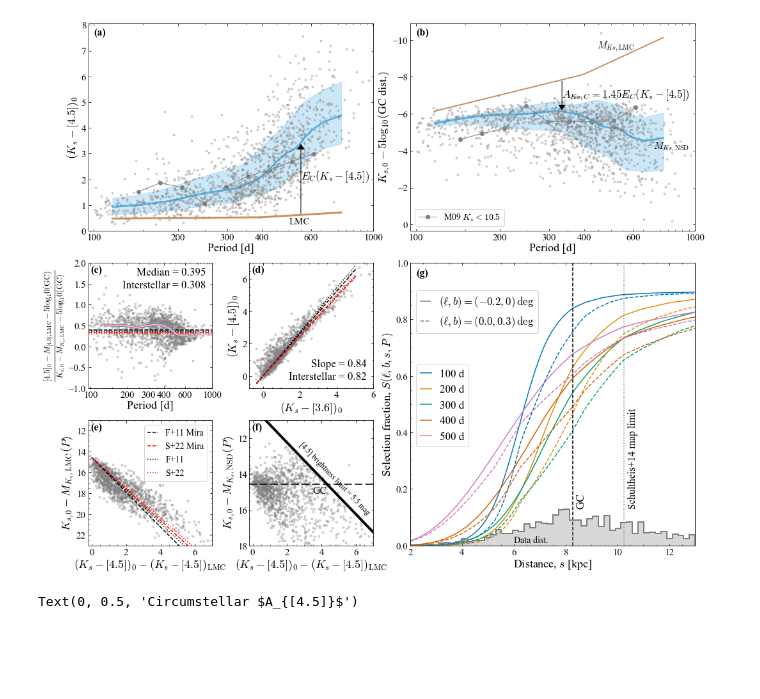
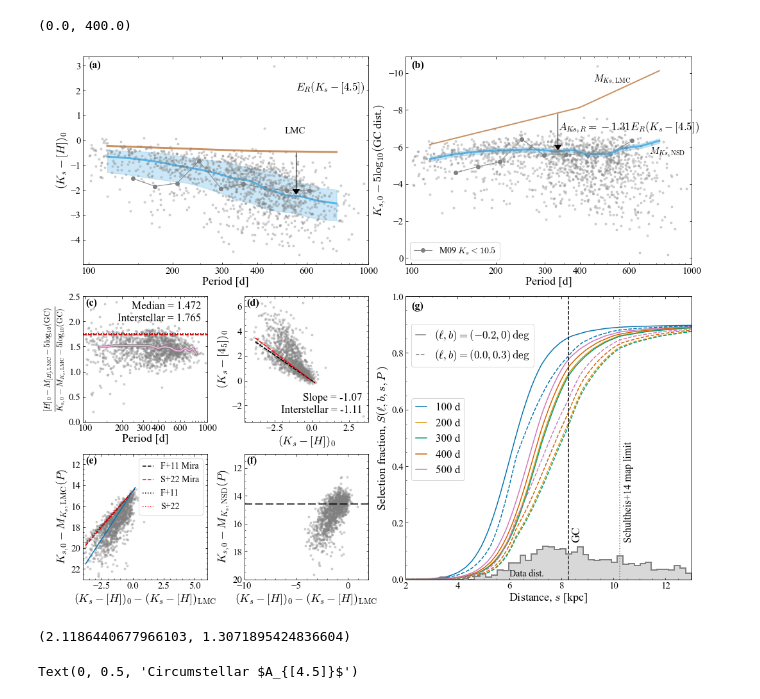
Before and after one commit to jls713/mira_nsd, a Jupyter notebook: selection_function.ipynb, the cells around one changed output. Saved outputs shown, nothing was run; the diff lists cells and outputs as text; code cells hidden in the pictures; blank space fills up the shorter version.

```diff
--- a/selection_function.ipynb
+++ b/selection_function.ipynb
@@ -28,8 +28,9 @@ from astropy.coordinates import SkyCoord
 from astropy import units as u
 c = SkyCoord(ra=mat['_RA']*u.degree, dec=mat['_DE']*u.degree)
 mat['l'] = c.galactic.l.deg
-mat['b'] = c.galactic.l.deg
+mat['b'] = c.galactic.b.deg
 
 data = load_mira_sample(reliable=True, lowb=False)
+data = load_mira_sample(reliable=True, lowb=True)
 
 s3d = schultheis_map_3d()
@@ -41,0 +253,9 @@ plt.plot(ks_c_rm[0], corrected_plr)
+# %%
+SF = selection_function(plr=plr_nsd, width=width_plr_nsd, ext_multiplier=ext_multiplier, high_cut_off=13.)
+ss = np.linspace(2.,20.,100)
+l,b,=-0.,-0.
+[plt.plot(ss, SF.S(l,b,ss,P), label='%.0f d'%P) for P in np.linspace(100.,500.,5)]
+plt.gca().set_prop_cycle(None)
+l,b,=0.,.3
+[plt.plot(ss, SF.S(l,b,ss,P),ls='dashed') for P in np.linspace(100.,500.,5)]
+plt.axvline(8.3,color='k')
@@ -73,7 +840,7 @@ include_correction = True
 
 which = 'S-Rep'
 
-c='4_5'
+c='H'
 c_data = c
 if c=='H':
     c_data = 'H_mean_model'
@@ -114,20 +881,20 @@ elif c=='3_6':
 RMM=running_median(data['period'],data[comparison]-data[c_data],nbins=15,equal_counts=True)
 multiepoch_scatter = interp1d(RMM[0],gaussian_filter1d(.5*(RMM[3]-RMM[2]),2.,mode='nearest'),fill_value='extrapolate',bounds_error=False)
 
-ext_multiplier = 1. # arbitrary extinction multiplier
+ext_multiplier = 1.0 # arbitrary extinction multiplier
 dist_assumed = 8.275 # assumed distance to the Galactic centre
 with_ext = True # whether to include extinction in the model
-c_i_ratio = 1.0
+c_i_ratio = 1.4
 
-ext_ks = HKcoeff*with_ext*s3d.query(data['l'].values,data['b'].values, np.ones(len(data))*dist_assumed)
-ext_ks_spread = HKcoeff*with_ext*s3d.query_spread(data['l'].values,data['b'].values, np.ones(len(data))*dist_assumed)
+ext_ks = ext_multiplier*HKcoeff*with_ext*ext_map_use.query(data['l'].values,data['b'].values, np.ones(len(data))*dist_assumed)
+ext_ks_spread = ext_multiplier*HKcoeff*with_ext*ext_map_use.query_spread(data['l'].values,data['b'].values, np.ones(len(data))*dist_assumed)
 ext_ks_c = ext_ks/extC
 
 nbins=30
 min_dist, max_dist = 8.275-2.0, 8.275+2.0 # distance range to consider for extinction scatter
 ext_width_ks_c = np.hypot(ext_ks_spread,
-                     .5*(HKcoeff*with_ext*s3d.query(data['l'].values,data['b'].values,np.ones(len(data))*max_dist)-
-                         HKcoeff*with_ext*s3d.query(data['l'].values,data['b'].values,np.ones(len(data))*min_dist)))/extC
+                     .5*(ext_multiplier*HKcoeff*with_ext*ext_map_use.query(data['l'].values,data['b'].values,np.ones(len(data))*max_dist)-
+                         ext_multiplier*HKcoeff*with_ext*ext_map_use.query(data['l'].values,data['b'].values,np.ones(len(data))*min_dist)))/extC
 rext_width_ks_c = running_median(data['period'], ext_width_ks_c, equal_counts=True,nbins=nbins)
 
 ks_c_rm=running_median(data['period'], (data['Ks_mean_model']-data[c_data]) - ext_ks_c,
@@ -154,9 +921,9 @@ pd.DataFrame({'period':ks_c_rm[0],
               'plr_width':min_fn_spread_sqrt(corrected_plr_width_2)}).to_csv('selection_function.csv',index=False)
 
 if include_correction:
-    SF = selection_function(plr=plr_nsd, width=width_plr_nsd)
+    SF = selection_function(plr=plr_nsd, width=width_plr_nsd, ext_multiplier=ext_multiplier)
 else:
-    SF = selection_function()
+    SF = selection_function(ext_multiplier=ext_multiplier)
 
 ## Plot (Ks-c)_0 vs logP
 ## ---------------------
@@ -177,17 +944,18 @@ plt.annotate('LMC', xy=(2.7,0.2), xycoords='data', fontsize=15, ha='left', va='b
 # Plot Matsunaga+2009 data
 fltr_mat = (mat['Ksmag']<10.5)&(mat['Kamp']>0.4)
 rMat = running_median(np.log10(np.float64(mat['Per'].values))[fltr_mat],
-((mat['Ksmag']-matC)-HKcoeff*with_ext*s3d.query(mat['l'].values,mat['b'].values,np.ones(len(mat))*dist_assumed)/extC)[fltr_mat],nbins=10)
+((mat['Ksmag']-matC)-ext_multiplier*HKcoeff*with_ext*ext_map_use.query(mat['l'].values,mat['b'].values,np.ones(len(mat))*dist_assumed)/extC)[fltr_mat],nbins=10)
 plt.plot(rMat[0], rMat[1], 'o-', color='gray', lw=1, zorder=-3)
 # Add arrow showing residual
 plt.annotate('', xy=(np.log10(ks_c_rm[0])[-5],gaussian_filter1d(ks_c_rm[1],gbw,mode='nearest')[-5]), xycoords='data',
              xytext=(np.log10(ks_c_rm[0])[-5],ks_c(ks_c_rm[0],c)[-5]), textcoords='data',
             arrowprops=dict(arrowstyle="-|>, head_width=0.5,head_length=0.7",connectionstyle="arc3",color='k'),zorder=50)
-plt.annotate(r'$E_C(K_s-[4.5])$',xy=(np.log10(ks_c_rm[0])[-5],2.),fontsize=17)
+plt.annotate(r'$E_R(K_s-[4.5])$',xy=(np.log10(ks_c_rm[0])[-5],2.),fontsize=17)
 # Formatting
 cs = c.replace('_','.')
 plt.ylabel(rf'$(K_s - [{cs}])_0$')
-plt.ylim(0.,)
+if c=='4_5':
+    plt.ylim(0.,)
 format_period_axis(with_secondary_axis=False)
 
 # Plot Ks0 vs logP
@@ -213,7 +981,7 @@ plt.annotate('', xy=(np.log10(ks_c_rm[0])[-18],corrected_plr[-18]),
              xycoords='data',
              xytext=(np.log10(ks_c_rm[0])[-18],plr(ks_c_rm[0])[-18]), textcoords='data',
             arrowprops=dict(arrowstyle="-|>, head_width=0.5,head_length=0.7",connectionstyle="arc3",color='k'),zorder=30)
-plt.annotate(r'$A_{Ks,C}=%0.2fE_C(K_s-[4.5])$'%extC,xy=(np.log10(ks_c_rm[0])[-18],-6.9),fontsize=17)
+plt.annotate(r'$A_{Ks,R}=%0.2fE_R(K_s-[4.5])$'%extC,xy=(np.log10(ks_c_rm[0])[-18],-6.9),fontsize=17)
 # data
 plt.plot(np.log10(data['period']), data['Ks_mean_model']-ext_ks-5*np.log10(dist_assumed*100.),
          '.',alpha=0.3,color='gray',zorder=10,rasterized=True)
@@ -241,20 +1009,21 @@ plt.annotate(f'Median = {np.nanmedian(rr_ratio[1]):.3f}',(0.95,0.9),xycoords='ax
 plt.annotate(f'Interstellar = {-(1./extC-1):.3f}',(0.95,0.8),xycoords='axes fraction',fontsize=17,ha='right')
 plt.plot(np.log10(rr_ratio[0]),rr_ratio[1],color='gray',lw=4,zorder=29)
 plt.plot(np.log10(rr_ratio[0]),rr_ratio[1],color=sns.color_palette('colorblind')[6],lw=2,zorder=30)
-plt.ylim(-1.,2.)
+plt.ylim(0.,2.5)
 plt.axhline((1-1./extC_F_model),color='k',ls='--')
 plt.axhline((1-1./extC_S_model),color='r',ls='--')
 plt.axhline((1-1./extC_F_rep),color='k',ls=':')
 plt.axhline((1-1./extC_S_rep),color='r',ls=':')
 plt.xlabel('Period [d]')
-plt.ylabel(r'$\frac{[4.5]_{0}-M_{[4.5],\mathrm{LMC}}-5\log_10(\mathrm{GC})}{K_{s,0}-M_{K_s,\mathrm{LMC}}-5\log_10(\mathrm{GC})}$')
+plt.ylabel(r'$\frac{[%s]_{0}-M_{[%s],\mathrm{LMC}}-5\log_{10}(\mathrm{GC})}{K_{s,0}-M_{K_s,\mathrm{LMC}}-5\log_{10}(\mathrm{GC})}$'%(cs,cs))
 format_period_axis(with_secondary_axis=False)
 
 plt.sca(ax_sub3)
-plt.plot((data['Ks_mean_model']-data[c_data])-ext_ks_c-ks_c(data['period'],c),
+XX = (data['Ks_mean_model']-data[c_data])-ext_ks_c-ks_c(data['period'],c)
+plt.plot(XX,
          (data['Ks_mean_model'])-ext_ks-plr(data['period']),
          '.',alpha=0.3,color='gray',rasterized=True)
-xx = np.linspace(0.,10.)
+xx = np.linspace(np.nanpercentile(XX,0.5),np.nanpercentile(XX,99.5),100)
 plt.plot(xx,xx*extC_F_model+5.*np.log10(827.5),'k--',label='F+11 Mira')
 plt.plot(xx,xx*extC_S_model+5.*np.log10(827.5),'r--',label='S+22 Mira')
 plt.plot(xx,xx*extC_F_rep+5.*np.log10(827.5),'k:',label='F+11')
@@ -262,10 +1031,10 @@ plt.plot(xx,xx*extC_S_rep+5.*np.log10(827.5),'r:',label='S+22')
 if c_i_ratio!=1.:
     plt.plot(xx, xx*extC*c_i_ratio+5.*np.log10(827.5))
 plt.legend(loc='upper right',handlelength=1.2)
-plt.xlim(-0.2,7.)
+plt.xlim(-4.,6.)
 plt.ylim(11.,23.)
 plt.gca().invert_yaxis()
-plt.xlabel(r'$(K_s-[4.5])_0-(K_s-[4.5])_\mathrm{LMC}$')
+plt.xlabel(r'$(K_s-[%s])_0-(K_s-[%s])_\mathrm{LMC}$'%(cs,cs))
 plt.ylabel(r'$K_{s,0}-M_{K_s,\mathrm{LMC}}(P)$')
 add_inner_ticks()
 
@@ -283,12 +1052,12 @@ l=plt.axhline(5.*np.log10(827.5),ls='--',color='k')
 l.set_dashes([8,3])
 t=plt.annotate('GC',xy=(3.5,15.1),rotation=0,fontsize=16)
 t.set_bbox(dict(facecolor='white', alpha=0.5, edgecolor='none',pad=0.))
-plt.xlim(-0.2,7.)
-plt.ylim(11.,18.)
+plt.xlim(-10,2.)
+plt.ylim(11.,20.)
 plt.gca().invert_yaxis()
-plt.xlabel(r'$(K_s-[4.5])_0-(K_s-[4.5])_\mathrm{LMC}$')
+plt.xlabel(r'$(K_s-[%s])_0-(K_s-[%s])_\mathrm{LMC}$'%(cs,cs))
 plt.ylabel(r'$K_{s,0}-M_{K_s,\mathrm{NSD}}(P)$')
-plt.annotate('[4.5] brightness limit = 5.5 mag',xy=(2.6,hh.coef_*2.6+hh.intercept_+3.4),rotation=-46,fontsize=12)
+# plt.annotate('[4.5] brightness limit = 5.5 mag',xy=(2.6,hh.coef_*2.6+hh.intercept_+3.4),rotation=-46,fontsize=12)
 add_inner_ticks()
 
 xx = np.linspace(100.,1000.)
@@ -299,7 +1068,7 @@ xx = np.linspace(100.,1000.)
 
 plt.sca(ax_sub2)
 
-c1 = '3_6'
+c1 = 'H'
 c2 = '4_5'
 if c1=='H':
     c1_data = 'H_mean_model'
@@ -349,10 +1118,10 @@ plt.plot(xx,xx/ext_ratio_S_rep,'r:')
 hh=HuberRegressor().fit(np.array(XX[(XX==XX)&(YY==YY)])[:,np.newaxis],YY[(XX==XX)&(YY==YY)])
 plt.annotate(f'Slope = {1./hh.coef_[0]:.2f}',xy=(0.95,0.15),xycoords='axes fraction',ha='right',va='bottom',fontsize=17)
 plt.annotate(f'Interstellar = {ext_ratio_S_model:.2f}',xy=(0.95,0.05),xycoords='axes fraction',ha='right',va='bottom',fontsize=17)
-plt.xlabel(r'$(K_s-[3.6])_0$')
-plt.ylabel(r'$(K_s-[4.5])_0$')
-plt.xlim(-0.75,6.)
-plt.ylim(-0.75,7.)
+plt.xlabel(r'$(K_s-[%s])_0$'%c1)
+plt.ylabel(r'$(K_s-[%s])_0$'%c2)
+# plt.xlim(-0.75,6.)
+# plt.ylim(-0.75,7.)
 add_inner_ticks()
 
 plt.sca(ax3)
@@ -386,35 +1155,39 @@ plt.legend(handles=h, handlelength=0.9,loc=(0.02,0.75),
                    r'$(\ell,b)=(0.0,0.3)\,\mathrm{deg}$'],fontsize=17)
 plt.xlim(2.,13.)
 # plt.savefig('plots/selection_function.pdf', bbox_inches='tight')
 
 plt.sca(ax1)
 plt.annotate('(a)',xy=(0.02,0.98),xycoords='axes fraction',fontsize=16,fontweight='bold',ha='left',va='top')
 plt.sca(ax2)
 plt.annotate('(b)',xy=(0.02,0.98),xycoords='axes fraction',fontsize=16,fontweight='bold',ha='left',va='top')
 plt.sca(ax_sub1)
 plt.annotate('(c)',xy=(0.02,0.98),xycoords='axes fraction',fontsize=16,fontweight='bold',ha='left',va='top')
 plt.sca(ax_sub2)
 plt.annotate('(d)',xy=(0.02,0.98),xycoords='axes fraction',fontsize=16,fontweight='bold',ha='left',va='top')
 plt.sca(ax_sub3)
 plt.annotate('(e)',xy=(0.02,0.98),xycoords='axes fraction',fontsize=16,fontweight='bold',ha='left',va='top')
 plt.sca(ax_sub4)
 plt.annotate('(f)',xy=(0.02,0.98),xycoords='axes fraction',fontsize=16,fontweight='bold',ha='left',va='top')
 plt.sca(ax3)
 plt.annotate('(g)',xy=(0.02,0.98),xycoords='axes fraction',fontsize=16,fontweight='bold',ha='left',va='top')
 
 
 plt.twinx()
 plt.hist((np.power(10.,0.2*((data['Ks_mean_model'])-ext_ks-plr_nsd(data['period']))-2)),
          range=[2,13],bins=50,histtype='stepfilled',color='gray',alpha=0.3);
 plt.hist((np.power(10.,0.2*((data['Ks_mean_model'])-ext_ks-plr_nsd(data['period']))-2)),
          range=[2,13],bins=50,histtype='step',color='gray',lw=2);
 plt.annotate('Data dist.', xy=(6.,1.), xycoords='data', ha='left', va='bottom', fontsize=14, color='k')
 plt.gca().set_yticks([])
 plt.gca().set_yticklabels([])
 plt.ylim(0.,400.)
-plt.savefig('plots/selection_function.pdf', bbox_inches='tight')
 # %% [output]
+(0.0, 400.0)
-[figure, old version]
+[figure, new version]
+# %%
+1./(1.472-1.), 1./(1.765-1.)
+# %% [output]
+(2.1186440677966103, 1.3071895424836604)
 # %%
 f,a=plt.subplots(1,2,figsize=[10,5])
 
```
Also changed, not shown: parts of 15 cells of this notebook, 7 other files.
